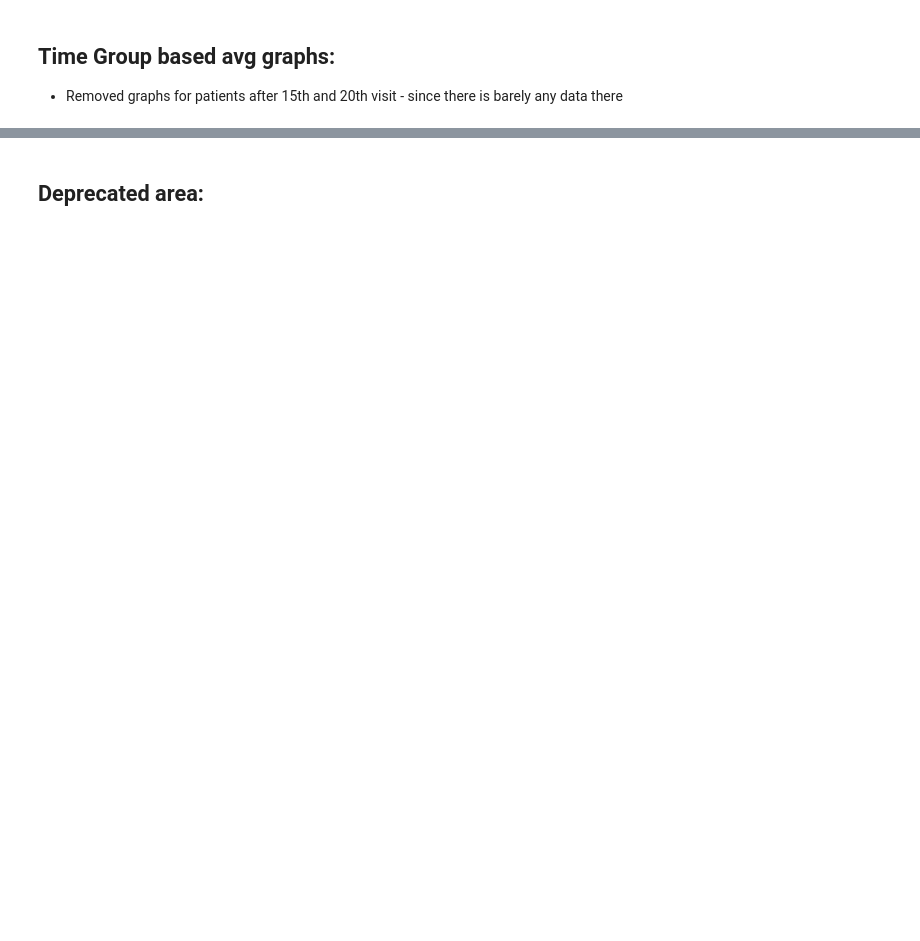
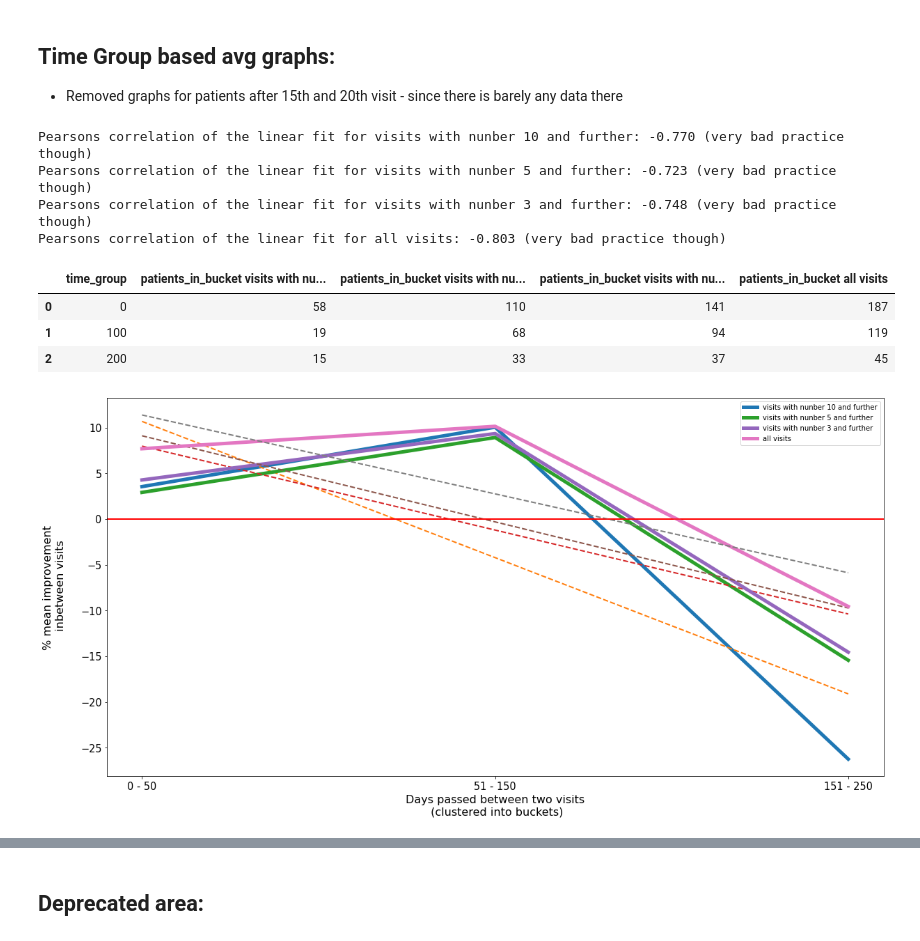
Before and after one commit to szczekulskij/long-term-analysis-of-pws, a Jupyter notebook: main.ipynb, the cells around one changed output, grey strips where cells are left out. Cells and saved outputs as stored; diff of their text form; code cells hidden in the pictures; blank space fills up the shorter version.

```diff
--- a/main.ipynb
+++ b/main.ipynb
@@ -233,5 +243,15 @@ p-value of chi squred contigency test for : nan (w. Yates correction - good prac
 ## Time Group based avg graphs:
 * Removed graphs for patients after 15th and 20th visit - since there is barely any data there
 # %%
-# graph_multiple_time_group_based_avg_graph(non_moved_df,blizsze = False, GROUPS = [0,100,200], increment = 100)
+graph_multiple_time_group_based_avg_graph(non_moved_df,blizsze = False, GROUPS = [0,100,200], increment = 100)
+# %% [output]
+Pearsons correlation of the linear fit for visits with nunber 10 and further: -0.770 (very bad practice though)
+Pearsons correlation of the linear fit for visits with nunber 5 and further: -0.723 (very bad practice though)
+Pearsons correlation of the linear fit for visits with nunber 3 and further: -0.748 (very bad practice though)
+Pearsons correlation of the linear fit for all visits: -0.803 (very bad practice though)
+|  | time_group | patients_in_bucket visits with nu... | patients_in_bucket visits with nu... | patients_in_bucket visits with nu... | patients_in_bucket all visits |
+| 0 | 0 | 58 | 110 | 141 | 187 |
+| 1 | 100 | 19 | 68 | 94 | 119 |
+| 2 | 200 | 15 | 33 | 37 | 45 |
+[figure, added]
 # %%
```
Also changed, not shown: parts of 20 cells of this notebook, 1 other file.
